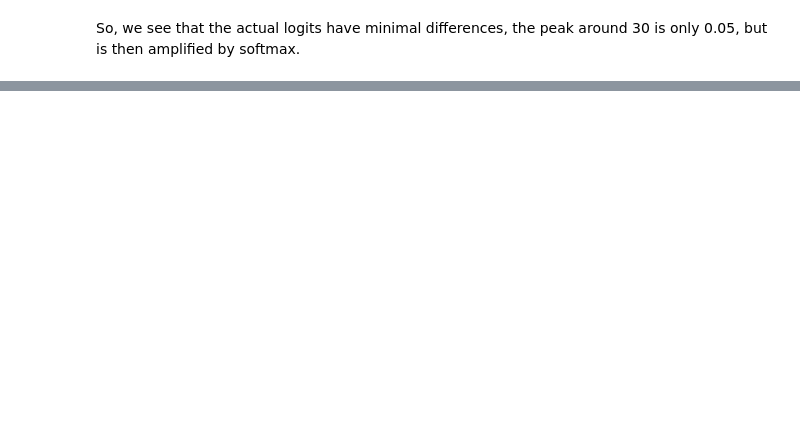
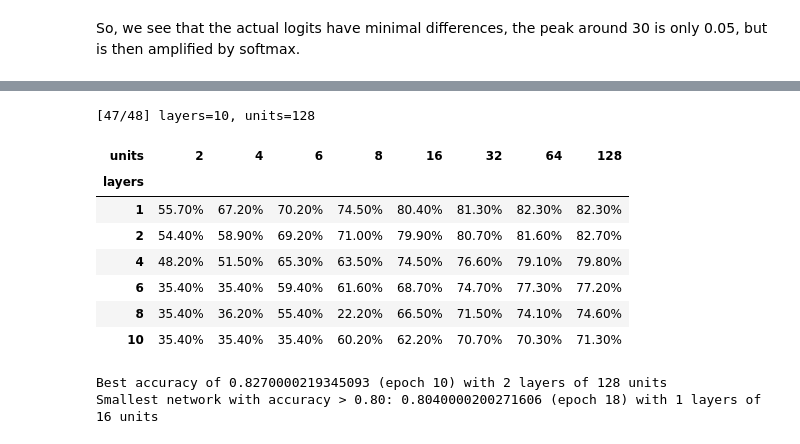
Before and after one commit to arsiliath/DLWP, a Jupyter notebook: scratch/lab-4-reuters.ipynb, the cells around one changed output, grey strips where cells are left out. Saved outputs shown, nothing was run; the diff lists cells and outputs as text; code cells hidden in the pictures; blank space fills up the shorter version.

```diff
--- a/scratch/lab-4-reuters.ipynb
+++ b/scratch/lab-4-reuters.ipynb
@@ -169,0 +336,21 @@ So, we see that the actual logits have minimal differences, the peak around 30 i
+# %%
+i = 1
+results = {}
+
+units_per_hidden_layer_options = [2, 4, 6, 8, 16, 32, 64, 128]
+number_of_hidden_layers_options = [1, 2, 4, 6, 8, 10]
+total = len(number_of_hidden_layers_options) * len(units_per_hidden_layer_options)
+
+# Uncomment to test fewer
+# units_per_hidden_layer_options = [2, 4]
+# number_of_hidden_layers_options = [1, 2]
+
+
+for nhl in number_of_hidden_layers_options:
+    results[nhl] = {}
+    for uphl in units_per_hidden_layer_options:
+        results[nhl][uphl] = run_test(nhl, uphl)
+        print(f"\r[{i}/{total}] layers={nhl}, units={uphl}    ", end="")
+        i += 1
+# %% [output]
+[47/48] layers=10, units=128
@@ -169,0 +359,45 @@ So, we see that the actual logits have minimal differences, the peak around 30 i
+# %%
+import pandas as pd
+
+# ty Claude
+df = pd.DataFrame(
+    {uphl: {nhl: f"{results[nhl][uphl][1] * 100:.2f}%" for nhl in results}
+     for uphl in units_per_hidden_layer_options}
+)
+df.index.name = "layers"
+df.columns.name = "units"
+df
+# %% [output]
+| units | 2 | 4 | 6 | 8 | 16 | 32 | 64 | 128 |
+| layers |  |  |  |  |  |  |  |  |
+| 1 | 55.70% | 67.20% | 70.20% | 74.50% | 80.40% | 81.30% | 82.30% | 82.30% |
+| 2 | 54.40% | 58.90% | 69.20% | 71.00% | 79.90% | 80.70% | 81.60% | 82.70% |
+| 4 | 48.20% | 51.50% | 65.30% | 63.50% | 74.50% | 76.60% | 79.10% | 79.80% |
+| 6 | 35.40% | 35.40% | 59.40% | 61.60% | 68.70% | 74.70% | 77.30% | 77.20% |
+| 8 | 35.40% | 36.20% | 55.40% | 22.20% | 66.50% | 71.50% | 74.10% | 74.60% |
+| 10 | 35.40% | 35.40% | 35.40% | 60.20% | 62.20% | 70.70% | 70.30% | 71.30% |
+# %%
+best_acc = 0
+smallest = 256*10
+smallest_best_acc = 0
+s_best_epoch = 0
+s_best_nhl = 0
+s_best_uphl  =0
+
+for nhl in results:
+    for uphl in results[nhl]:
+        epoch, acc = results[nhl][uphl]
+        if acc >= 0.80 and uphl * nhl < smallest:
+            s_best_nhl, s_best_uphl, s_best_epoch = nhl, uphl, epoch
+            smallest = uphl * nhl
+            smallest_best_acc = acc
+
+        if acc > best_acc:
+            best_acc = acc
+            best_nhl, best_uphl, best_epoch = nhl, uphl, epoch
+
+print(f"Best accuracy of {best_acc} (epoch {best_epoch}) with {best_nhl} layers of {best_uphl} units")
+print(f"Smallest network with accuracy > 0.80: {smallest_best_acc} (epoch {s_best_epoch}) with {s_best_nhl} layers of {s_best_uphl} units")
+# %% [output]
+Best accuracy of 0.8270000219345093 (epoch 10) with 2 layers of 128 units
+Smallest network with accuracy > 0.80: 0.8040000200271606 (epoch 18) with 1 layers of 16 units
```
Also changed, not shown: parts of 33 cells of this notebook.
